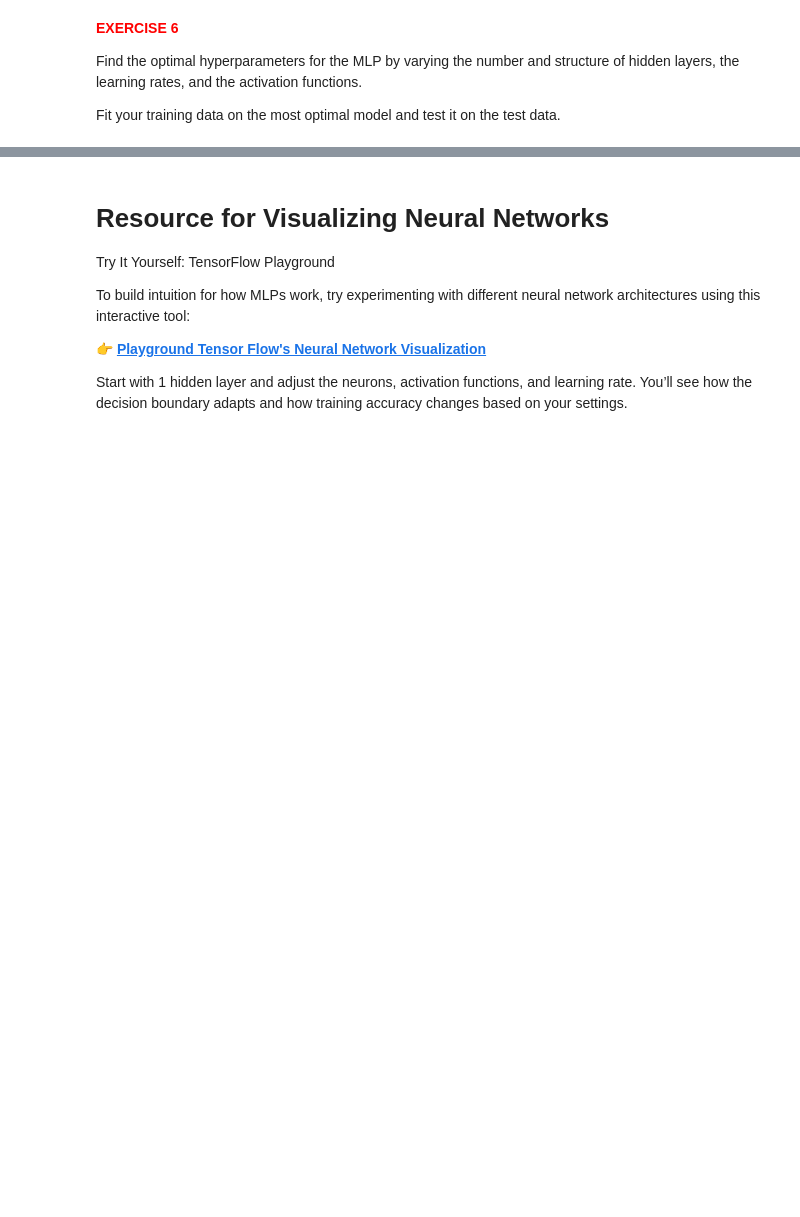
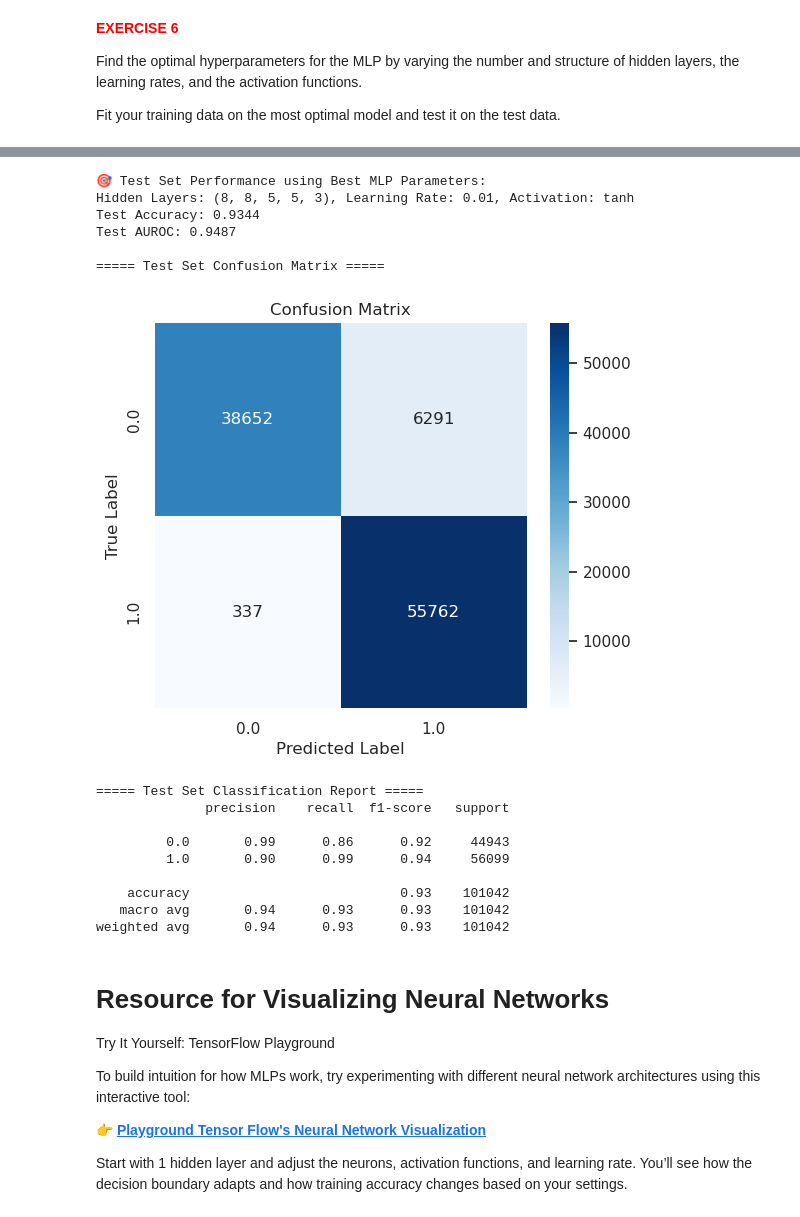
Before and after one commit to Hameon4/AIP-2025, a Jupyter notebook: Week2/Day3/Python/Introduction_to_Neural_Networks_Students.ipynb, the cells around one changed output, grey strips where cells are left out. Drawn from its saved outputs; the diff is of its cells as text; code cells hidden in the pictures; blank space fills up the shorter version.

```diff
--- a/Week2/Day3/Python/Introduction_to_Neural_Networks_Students.ipynb
+++ b/Week2/Day3/Python/Introduction_to_Neural_Networks_Students.ipynb
@@ -809,35 +809,36 @@ results = []
 
 # Iterate through all hyperparameter combinations
 for hls, lr, af in itertools.product(hidden_layer_sizes_range, learning_rate_range, activation_function_range):
-  print(f"Training with hls: {hls}, lr: {lr}, af: {af}..")
+    print(f"Training with hls: {hls}, lr: {lr}, af: {af}..")
   # -=-=-=-=-=-=-=-=-=-=-=-=-=- TO DO 1: Initialize the model with the currently selected hyperparameters. -=-=-=-=-=-=-=-=-=-=-=-=-=-
-  model = MLPClassifier(
-      hidden_layer_sizes=None,
-      learning_rate_init=None,
-      activation=None,
-      max_iter=20,
-      early_stopping=True,
-      n_iter_no_change=3,
-      validation_fraction=0.125,
-      random_state=42,
-      verbose=False
-  )
-  # -=-=-=-=-=-=-=-=-=-=-=-=-=- TO DO 2: Fit the model on the training data. -=-=-=-=-=-=-=-=-=-=-=-=-=-
-  pass
+    model = MLPClassifier(
+        hidden_layer_sizes=hls,
+        learning_rate_init=lr,
+        activation=af,
+        max_iter=20,
+        early_stopping=True,
+        n_iter_no_change=3,
+        validation_fraction=0.125,
+        random_state=42,
+        verbose=False
+    )
 
-  # -=-=-=-=-=-=-=-=-=-=-=-=-=- TO DO 3: Test the fitted model on the validation data  -=-=-=-=-=-=-=-=-=-=-=-=-=-
-  y_val_pred = None
+    # -=-=-=-=-=-=-=-=-=-=-=-=-=- TO DO 2: Fit the model on the training data. -=-=-=-=-=-=-=-=-=-=-=-=-=-
+    model.fit(X_tr, y_tr)
 
-  y_val_proba = model.predict_proba(X_val)[:, 1] if len(set(y_tr)) == 2 else None
+    # -=-=-=-=-=-=-=-=-=-=-=-=-=- TO DO 3: Test the fitted model on the validation data  -=-=-=-=-=-=-=-=-=-=-=-=-=-
+    y_val_pred = model.predict(X_val)
 
-  # Calculate metrics
-  # -=-=-=-=-=-=-=-=-=-=-=-=-=- TO DO 4: Calculate the validation accuracy  -=-=-=-=-=-=-=-=-=-=-=-=-=-
-  acc = None
+    y_val_proba = model.predict_proba(X_val)[:, 1] if len(set(y_tr)) == 2 else None
 
-  # Calculating the Area under the Curve of the Receiver Operating Curve
-  auroc = roc_auc_score(y_val, y_val_proba) if y_val_proba is not None else None
+    # Calculate metrics
+    # -=-=-=-=-=-=-=-=-=-=-=-=-=- TO DO 4: Calculate the validation accuracy  -=-=-=-=-=-=-=-=-=-=-=-=-=-
+    acc = accuracy_score(y_val, y_val_pred)
 
-  results.append({
+    # Calculating the Area under the Curve of the Receiver Operating Curve
+    auroc = roc_auc_score(y_val, y_val_proba) if y_val_proba is not None else None
+
+    results.append({
       'hidden_layers': hls,
       'learning_rate': lr,
       'activation': af,
@@ -860,9 +861,9 @@ best_af = best_params['activation']
 
   # -=-=-=-=-=-=-=-=-=-=-=-=-=- TO DO 5: Initialize the model with the best hyperparameters (best_hls, best_lr, best_af). -=-=-=-=-=-=-=-=-=-=-=-=-=-
 final_model = MLPClassifier(
-    hidden_layer_sizes=None,
-    learning_rate_init=None,
-    activation=None,
+    hidden_layer_sizes=best_hls,
+    learning_rate_init=best_lr,
+    activation=best_af,
     max_iter=20,
     early_stopping=True,
     n_iter_no_change=3,
@@ -870,6 +871,7 @@ final_model = MLPClassifier(
     random_state=42,
     verbose=False
 )
+
 
 final_model.fit(X_tr, y_tr)
 
@@ -901,3 +903,4 @@ plt.show()
 
 print("\n===== Test Set Classification Report =====")
 print(classification_report(y_test, y_test_pred))
+# %% [output]
@@ -904,3 +942,19 @@ print(classification_report(y_test, y_test_pred))
+🎯 Test Set Performance using Best MLP Parameters:
+Hidden Layers: (8, 8, 5, 5, 3), Learning Rate: 0.01, Activation: tanh
+Test Accuracy: 0.9344
+Test AUROC: 0.9487
+
+===== Test Set Confusion Matrix =====
+[figure, added]
+===== Test Set Classification Report =====
+              precision    recall  f1-score   support
+
+         0.0       0.99      0.86      0.92     44943
+         1.0       0.90      0.99      0.94     56099
+
+    accuracy                           0.93    101042
+   macro avg       0.94      0.93      0.93    101042
+weighted avg       0.94      0.93      0.93    101042
 # %% [markdown]
 # Resource for Visualizing Neural Networks
 
```
Also changed, not shown: parts of 1 cell of this notebook.
